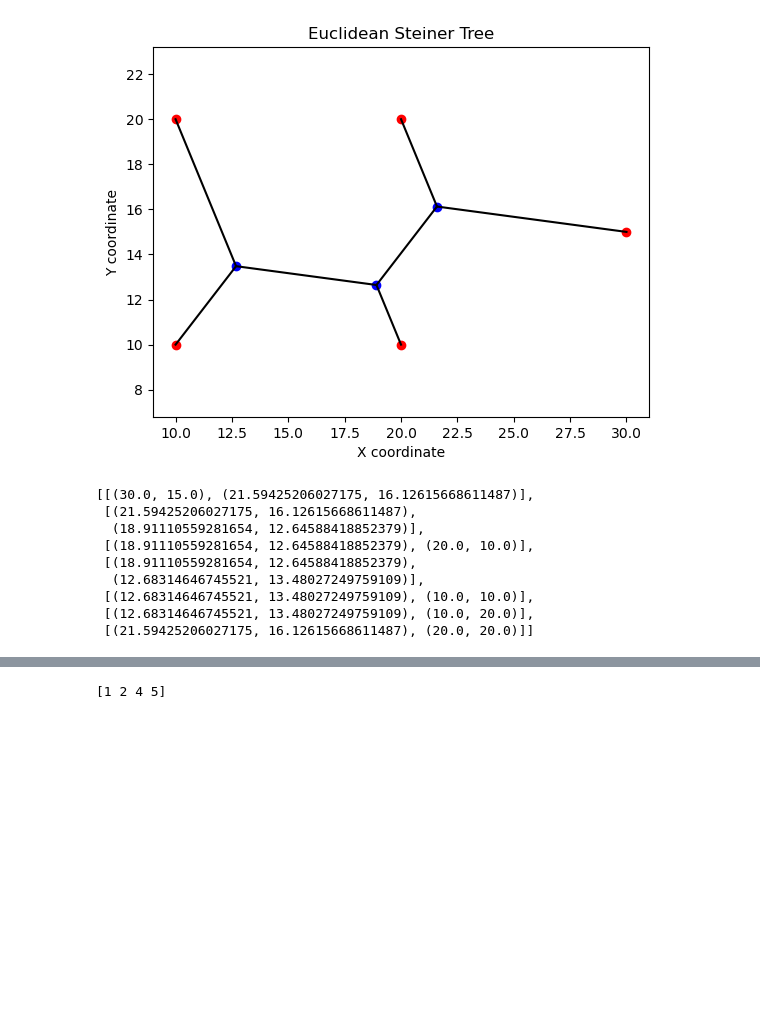
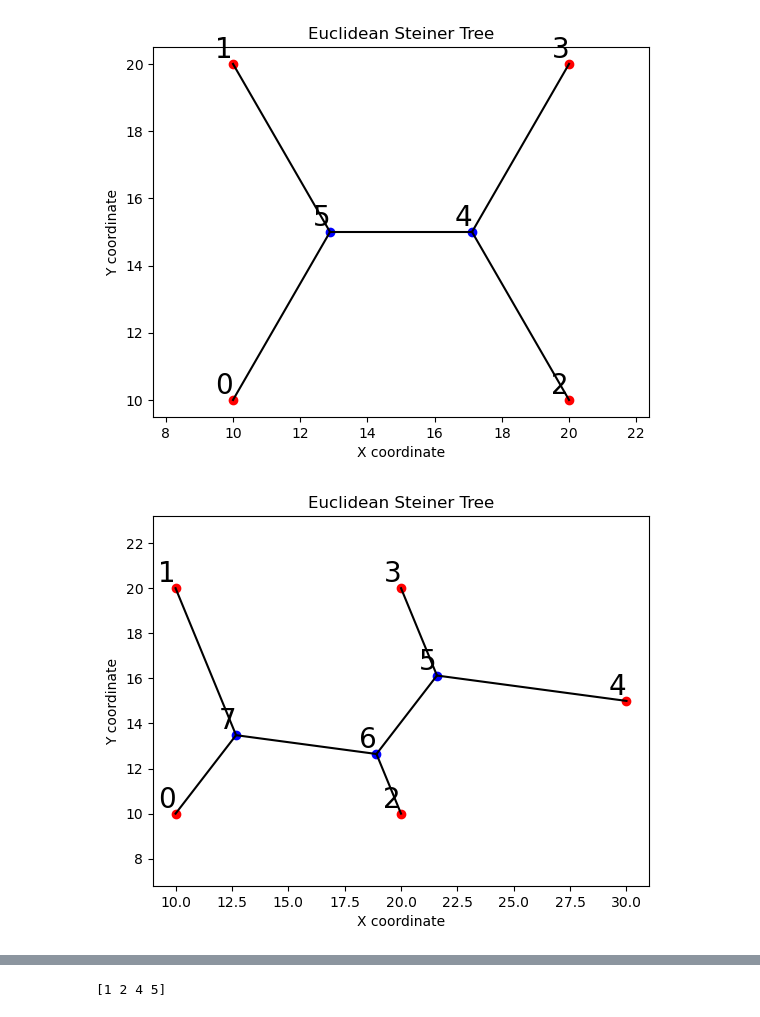
Before and after one commit to Kallel-Abd/ESteiner-3D, a Jupyter notebook: projet.ipynb, the cells around one changed output, grey strips where cells are left out. Saved outputs shown, nothing was run; the diff lists cells and outputs as text; code cells hidden in the pictures; blank space fills up the shorter version.

Commit message:
index transformation and fixed plus plot index on 2D

```diff
--- a/projet.ipynb
+++ b/projet.ipynb
@@ -17,30 +39,14 @@ print(estprob.connection_index + 6)
-# %%
-from EST2D import EST2D
-
-estprob = EST2D("penta.tsp")
-estprob.solve()
-# estprob.draw()
-estprob.plot_steiner_tree()
-estprob.distance
-estprob.connections
-# %% [output]
-[figure, removed]
-[[(30.0, 15.0), (21.59425206027175, 16.12615668611487)],
- [(21.59425206027175, 16.12615668611487),
-  (18.91110559281654, 12.64588418852379)],
- [(18.91110559281654, 12.64588418852379), (20.0, 10.0)],
- [(18.91110559281654, 12.64588418852379),
-  (12.68314646745521, 13.48027249759109)],
- [(12.68314646745521, 13.48027249759109), (10.0, 10.0)],
- [(12.68314646745521, 13.48027249759109), (10.0, 20.0)],
- [(21.59425206027175, 16.12615668611487), (20.0, 20.0)]]
 # %%
 from EST3D import EST3D
 from EST2D import EST2D
 
 estprob = EST2D("square.tsp")
+
 estprob2 = EST2D("penta.tsp")
 
 estprob3d = EST3D(estprob, estprob2)
 estprob3d.solve_geosteiner()
+estprob3d.solve_minimize()
 # %% [output]
+[figure, added]
+[figure, added]
```
Also changed, not shown: parts of 3 cells of this notebook, 3 other files.
